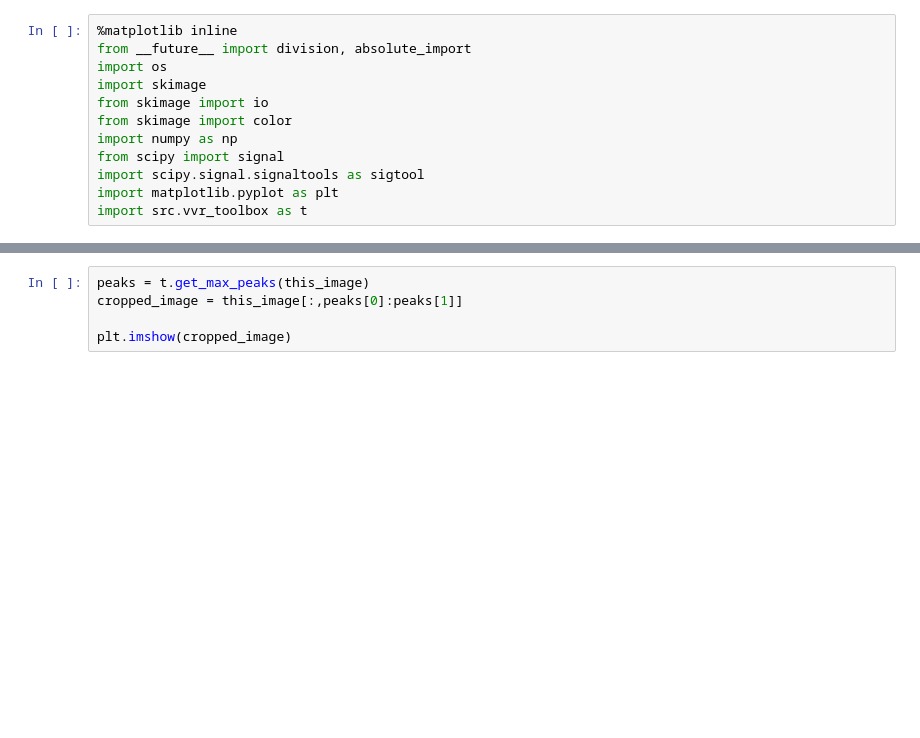
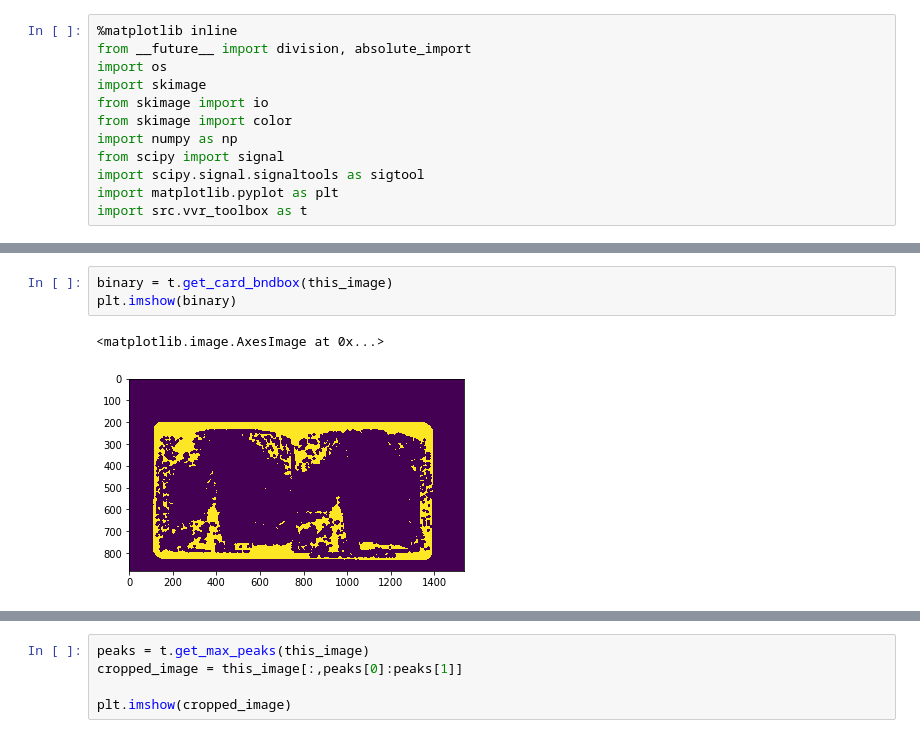
Before and after one commit to atomicguy/vvr_tools, a Jupyter notebook: process_image.ipynb, the cells around one changed output, grey strips where cells are left out. Drawn from its saved outputs; the diff is of its cells as text; blank space fills up the shorter version.

```diff
--- a/process_image.ipynb
+++ b/process_image.ipynb
@@ -21,0 +49,6 @@ plt.imshow(this_image)
+# %%
+binary = t.get_card_bndbox(this_image)
+plt.imshow(binary)
+# %% [output]
+<matplotlib.image.AxesImage at 0x...>
+[figure, added]
```
Also changed, not shown: parts of 6 cells of this notebook, 1 other file.
